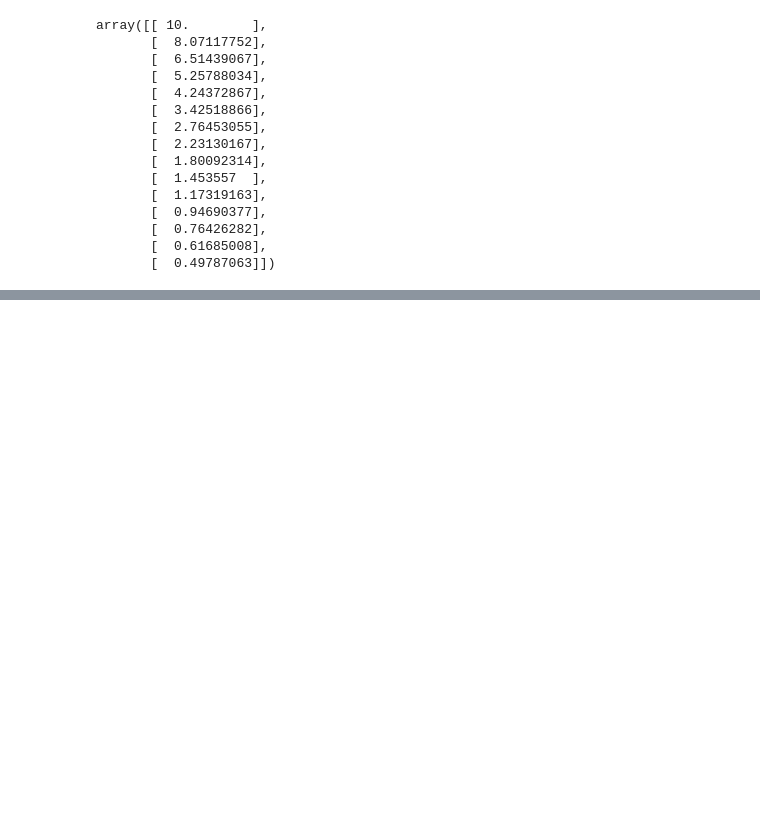
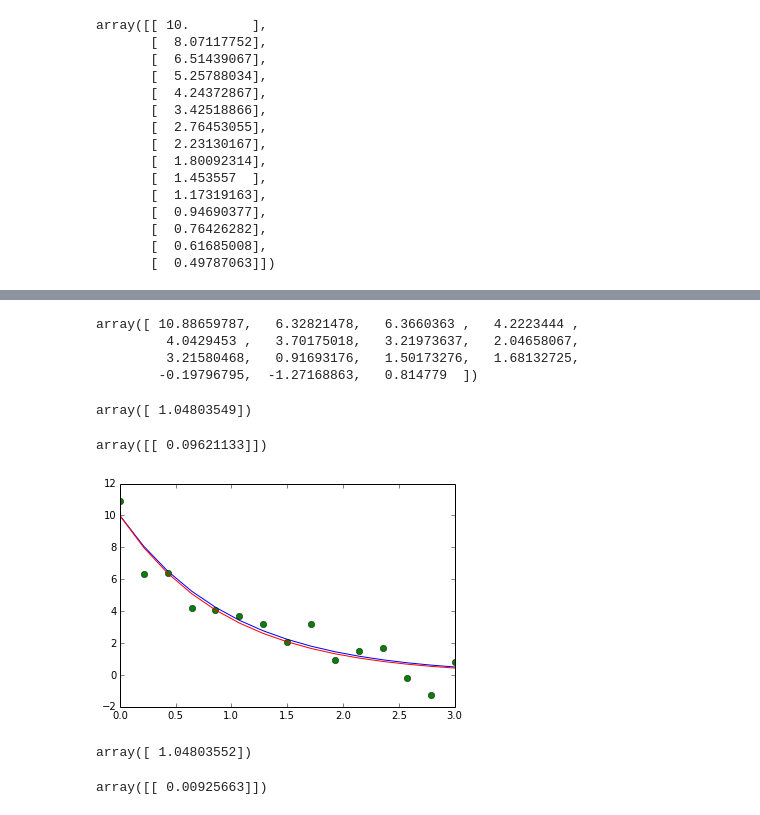
Before and after one commit to EnricoGiampieri/lezionipython, a Jupyter notebook: Integrazione di equazioni differenziali.ipynb, the cells around one changed output, grey strips where cells are left out. Drawn from its saved outputs; the diff is of its cells as text; code cells hidden in the pictures; blank space fills up the shorter version.

```diff
--- a/Integrazione di equazioni differenziali.ipynb
+++ b/Integrazione di equazioni differenziali.ipynb
@@ -73,0 +71,10 @@ array([[ 10.        ],
+# %%
+y_obs
+# %% [output]
+array([ 10.88659787,   6.32821478,   6.3660363 ,   4.2223444 ,
+         4.0429453 ,   3.70175018,   3.21973637,   2.04658067,
+         3.21580468,   0.91693176,   1.50173276,   1.68132725,
+        -0.19796795,  -1.27168863,   0.814779  ])
+# %%
+def decadimento(tempo, k):
+    return exp(-k*tempo)*10.0
@@ -73,0 +83,16 @@ array([[ 10.        ],
+# %%
+p
+# %% [output]
+array([ 1.04803549])
+# %%
+sqrt(v)
+# %% [output]
+array([[ 0.09621133]])
+# %%
+plot(time, yt)
+plot(time, y_obs, 'o');
+
+y_hat = decadimento(time, p)
+plot(time, y_hat, '-r');
+# %% [output]
+[figure, added]
@@ -73,0 +107,8 @@ array([[ 10.        ],
+# %%
+p
+# %% [output]
+array([ 1.04803552])
+# %%
+v
+# %% [output]
+array([[ 0.00925663]])
```
Also changed, not shown: parts of 60 cells of this notebook, 3 other files.
